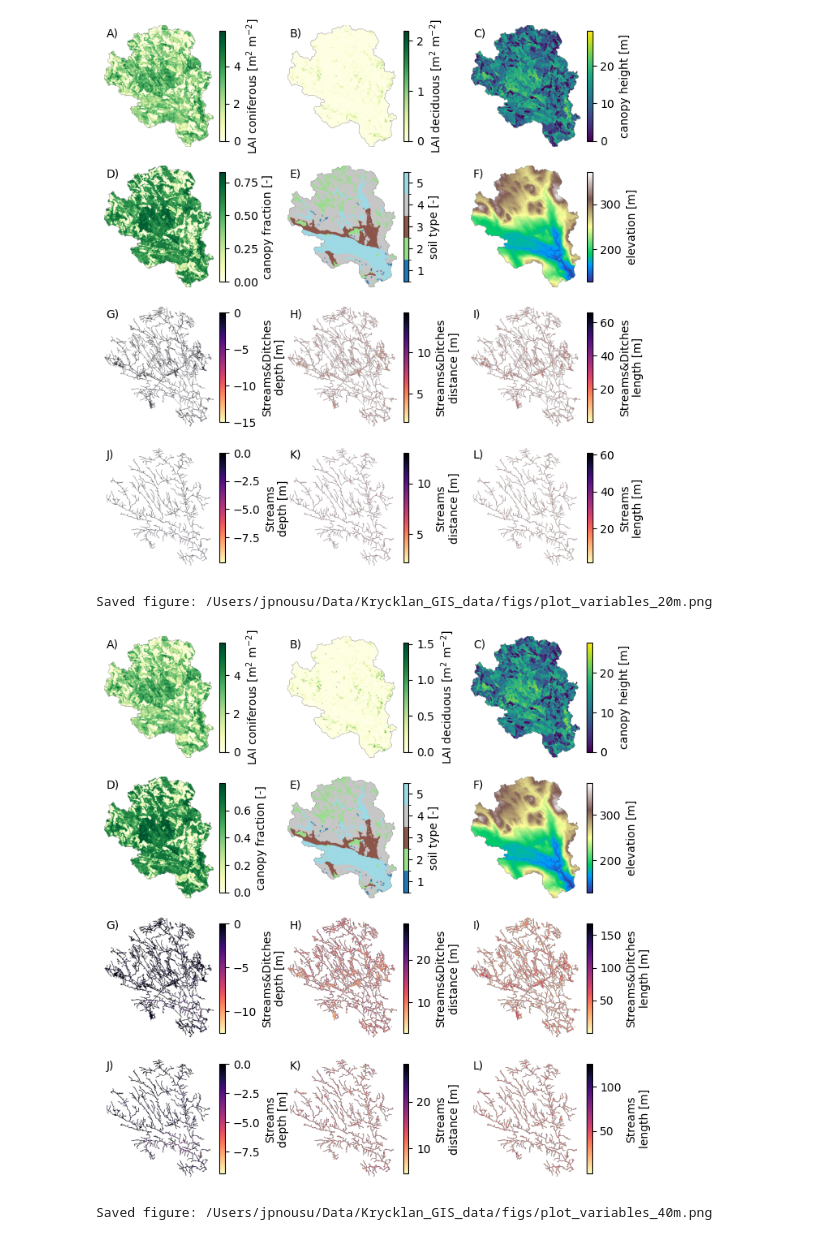
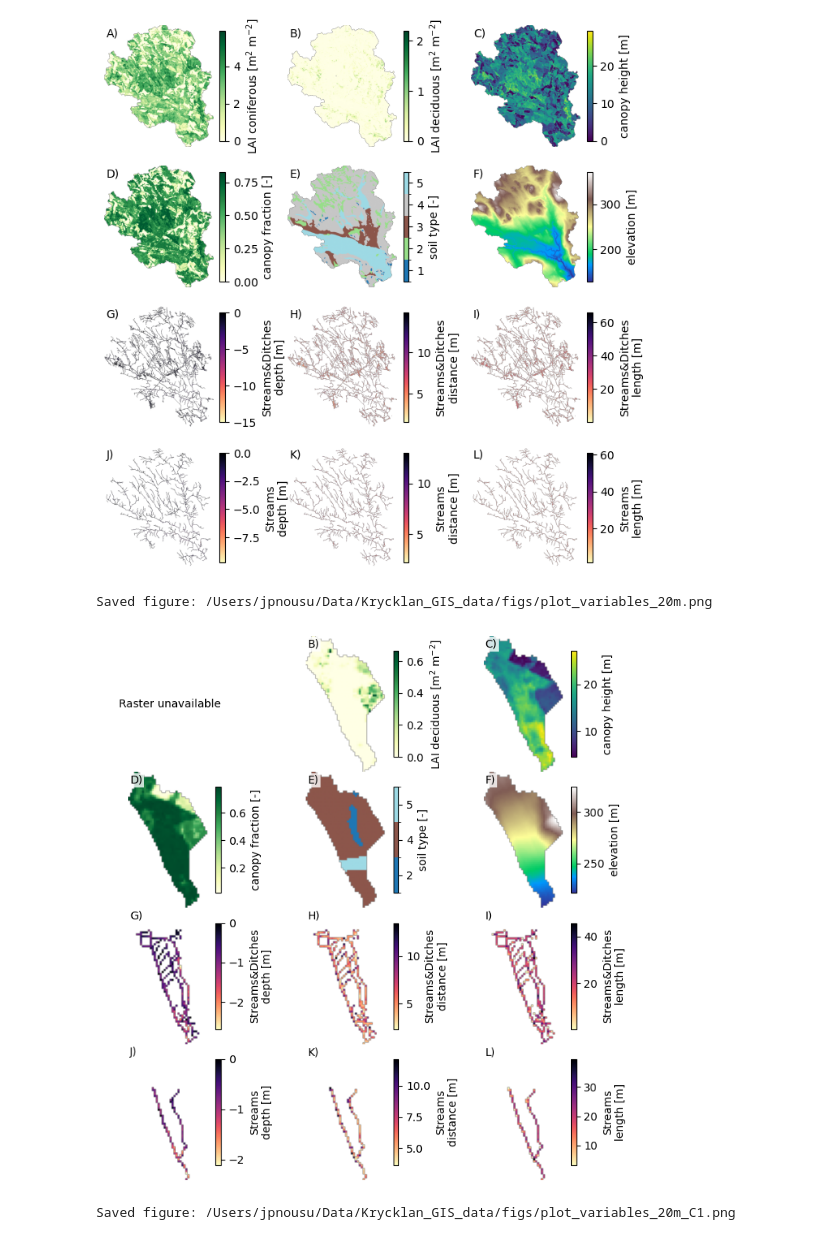
Before and after one commit to jpnousu/Krycklan_GIS, a Jupyter notebook: plot_gis_raster.ipynb, the cells around one changed output. Drawn from its saved outputs; the diff is of its cells as text; code cells hidden in the pictures.

```diff
--- a/plot_gis_raster.ipynb
+++ b/plot_gis_raster.ipynb
@@ -20,6 +20,7 @@ figs_dir = os.path.join(krycklan_gis_data_path, "figs")
 os.makedirs(figs_dir, exist_ok=True)
 
 resos = [20, 40, 80, 160]
+catchs = ["ALL", "C1", "C2"]
 
 selected_reso = 40
 plot_variables = [
@@ -120,10 +121,10 @@ VARIABLE_METADATA = {
 }
 
 
-def load_raster(resolution, variable):
-    """Load one raster at a specified resolution and return it with map extent."""
+def load_raster(resolution, variable, catchment="ALL"):
+    """Load one catchment raster at a specified resolution with its map extent."""
     raster_path = os.path.join(
-        krycklan_gis_data_path, f"{resolution}m", "ALL", f"{variable}.asc"
+        krycklan_gis_data_path, f"{resolution}m", catchment, f"{variable}.asc"
     )
     if not os.path.isfile(raster_path):
         raise FileNotFoundError(f"Raster unavailable: {raster_path}")
@@ -145,8 +146,8 @@ def load_raster(resolution, variable):
     return data, extent
 
 
-def plot_variables_at_resolution(resolution, variables, output_dir):
-    """Plot selected GIS rasters in one figure and save it to output_dir."""
+def plot_variables_at_resolution(resolution, variables, output_dir, catchment="ALL"):
+    """Plot selected GIS rasters for one resolution and catchment."""
     missing_metadata = set(variables) - VARIABLE_METADATA.keys()
     if missing_metadata:
         raise ValueError(f"Missing plotting metadata for: {sorted(missing_metadata)}")
@@ -161,7 +162,7 @@ def plot_variables_at_resolution(resolution, variables, output_dir):
         metadata = VARIABLE_METADATA[variable]
         panel_label = f"{chr(ord('A') + panel_index)})"
         try:
-            data, extent = load_raster(resolution, variable)
+            data, extent = load_raster(resolution, variable, catchment)
         except FileNotFoundError:
             axis.text(0.5, 0.5, "Raster unavailable", ha="center", va="center")
             axis.set_axis_off()
@@ -218,21 +219,24 @@ def plot_variables_at_resolution(resolution, variables, output_dir):
         axis.set_visible(False)
 
     #fig.suptitle(f"Geospatial input variables at {resolution} m", fontsize=16)
-    output_path = os.path.join(output_dir, f"plot_variables_{resolution}m.png")
+    catchment_suffix = "" if catchment == "ALL" else f"_{catchment}"
+    output_path = os.path.join(output_dir, f"plot_variables_{resolution}m{catchment_suffix}.png")
     fig.savefig(output_path, dpi=300, bbox_inches="tight")
     plt.show()
     plt.close(fig)
     return output_path
 # %%
 for resolution in resos:
-    output_path = plot_variables_at_resolution(
-        resolution,
-        plot_variables,
-        figs_dir,
-    )
-    print(f"Saved figure: {output_path}")
+    for catchment in catchs:
+        output_path = plot_variables_at_resolution(
+            resolution,
+            plot_variables,
+            figs_dir,
+            catchment,
+        )
+        print(f"Saved figure: {output_path}")
 # %% [output]
 [figure]
 Saved figure: /Users/jpnousu/Data/Krycklan_GIS_data/figs/plot_variables_20m.png
-[figure, old version]
+[figure, new version]
-Saved figure: /Users/jpnousu/Data/Krycklan_GIS_data/figs/plot_variables_40m.png
+Saved figure: /Users/jpnousu/Data/Krycklan_GIS_data/figs/plot_variables_20m_C1.png
```
Also changed, not shown: parts of 2 cells of this notebook, 1 other file.
